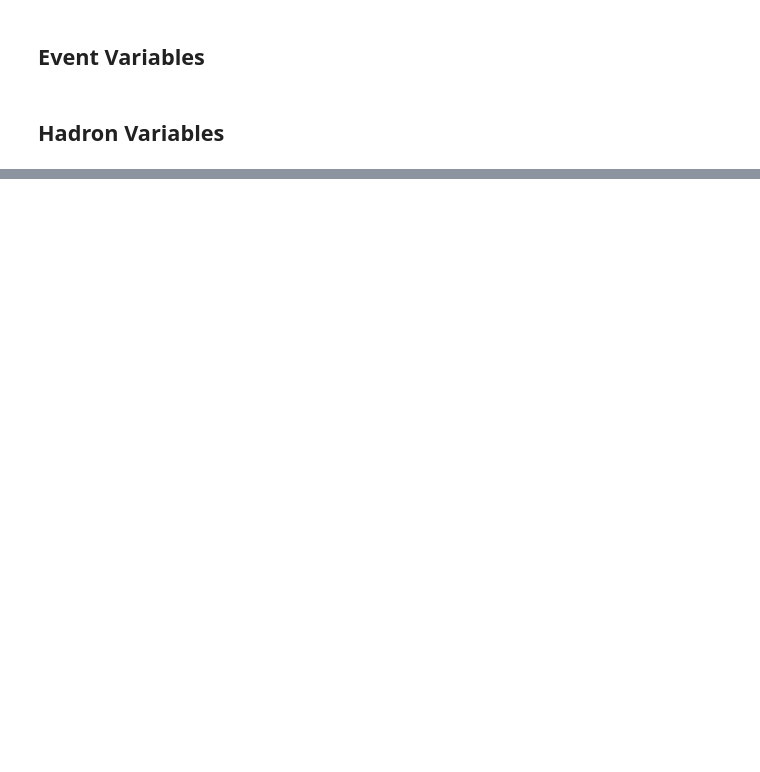
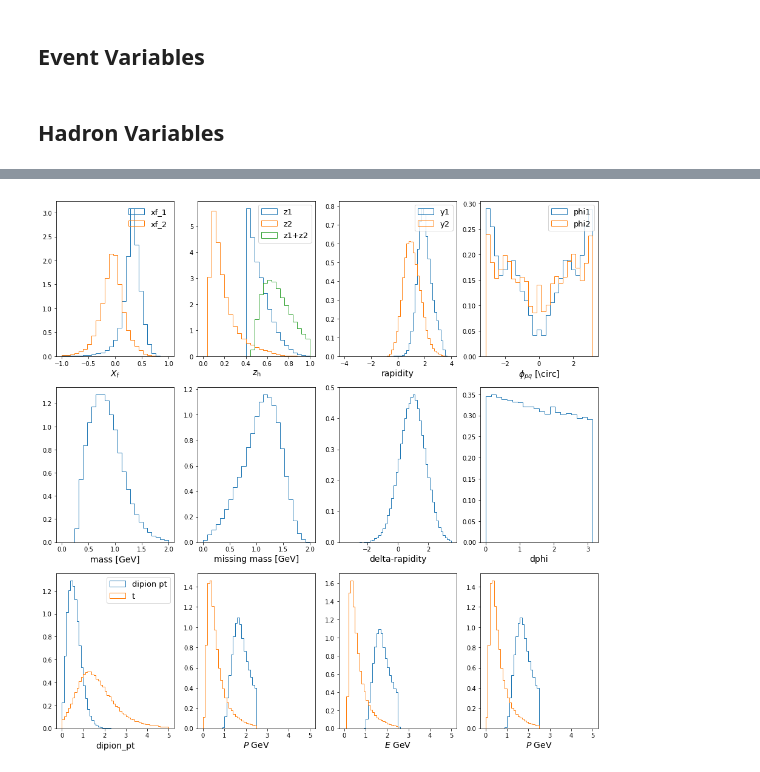
Before and after one commit to miguelignacio/eg2dihadron, a Jupyter notebook: GeneralDistributions.ipynb, the cells around one changed output, grey strips where cells are left out. Saved outputs shown, nothing was run; the diff lists cells and outputs as text; code cells hidden in the pictures; blank space fills up the shorter version.

```diff
--- a/GeneralDistributions.ipynb
+++ b/GeneralDistributions.ipynb
@@ -242,0 +309,4 @@ def plotHadronVariables(df):
+# %%
+plotHadronVariables(df['Pb_mix'])
+# %% [output]
+[figure, added]
```
Also changed, not shown: parts of 24 cells of this notebook.
